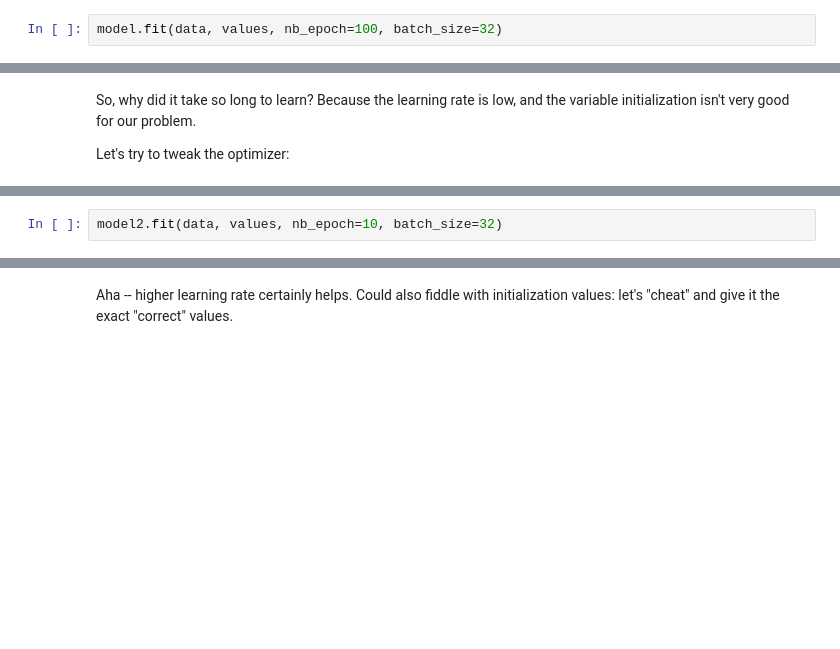
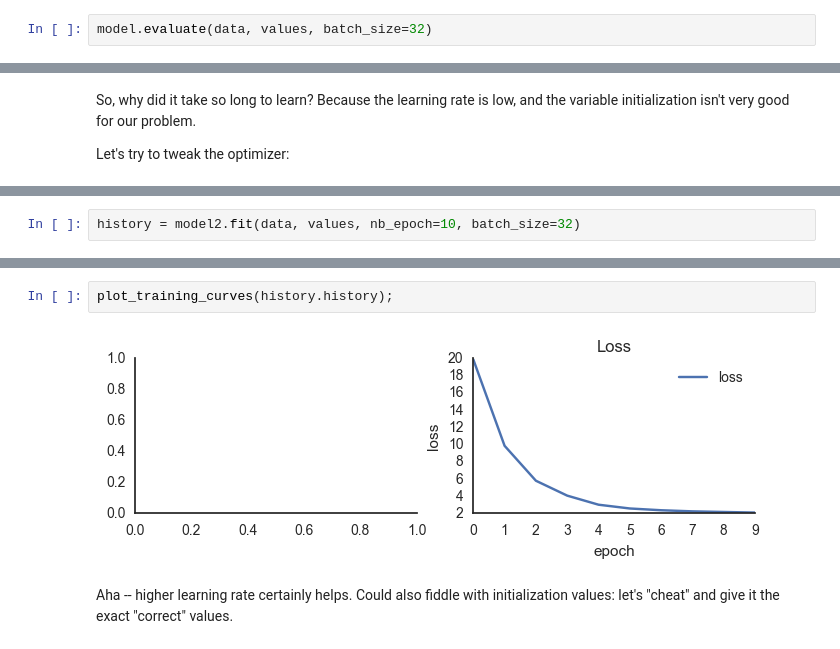
Before and after one commit to shnayder/deep-learning-workshop, a Jupyter notebook: 01-regression-keras.ipynb, the cells around one changed output, grey strips where cells are left out. Drawn from its saved outputs; the diff is of its cells as text; blank space fills up the shorter version.

```diff
--- a/01-regression-keras.ipynb
+++ b/01-regression-keras.ipynb
@@ -83,3 +158,3 @@ Let's fit it!
 # %%
-model.fit(data, values, nb_epoch=100, batch_size=32)
+model.evaluate(data, values, batch_size=32)
 # %% [output]
@@ -138,6 +198,6 @@ model2.add(Dense(output_dim=1, input_dim=2))
 optimizer = RMSprop(lr=0.1)
 model2.compile(loss='mse', optimizer=optimizer)
 # %%
-model2.fit(data, values, nb_epoch=10, batch_size=32)
+history = model2.fit(data, values, nb_epoch=10, batch_size=32)
 # %% [output]
 Epoch 1/10
@@ -164,3 +223,7 @@ Epoch 10/10
+# %%
+plot_training_curves(history.history);
+# %% [output]
+[figure, added]
 # %% [markdown]
 Aha -- higher learning rate certainly helps. Could also fiddle with initialization values: let's "cheat" and give it the exact "correct" values.
 # %%
```
Also changed, not shown: parts of 31 cells of this notebook, 7 other files.
